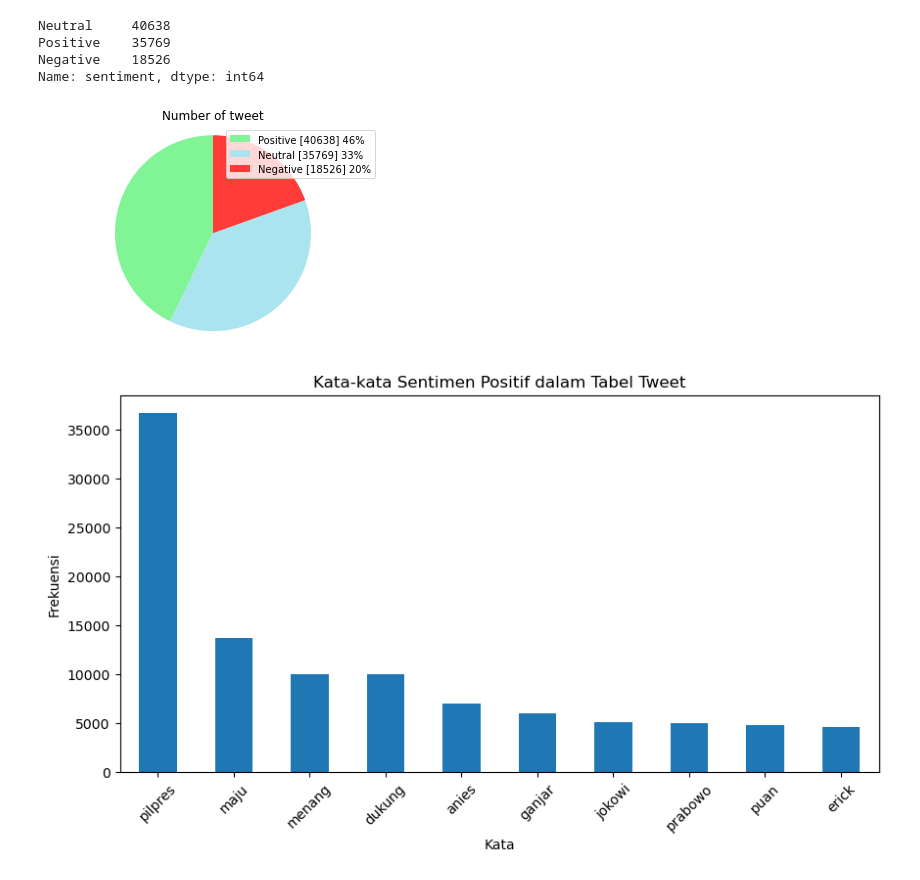
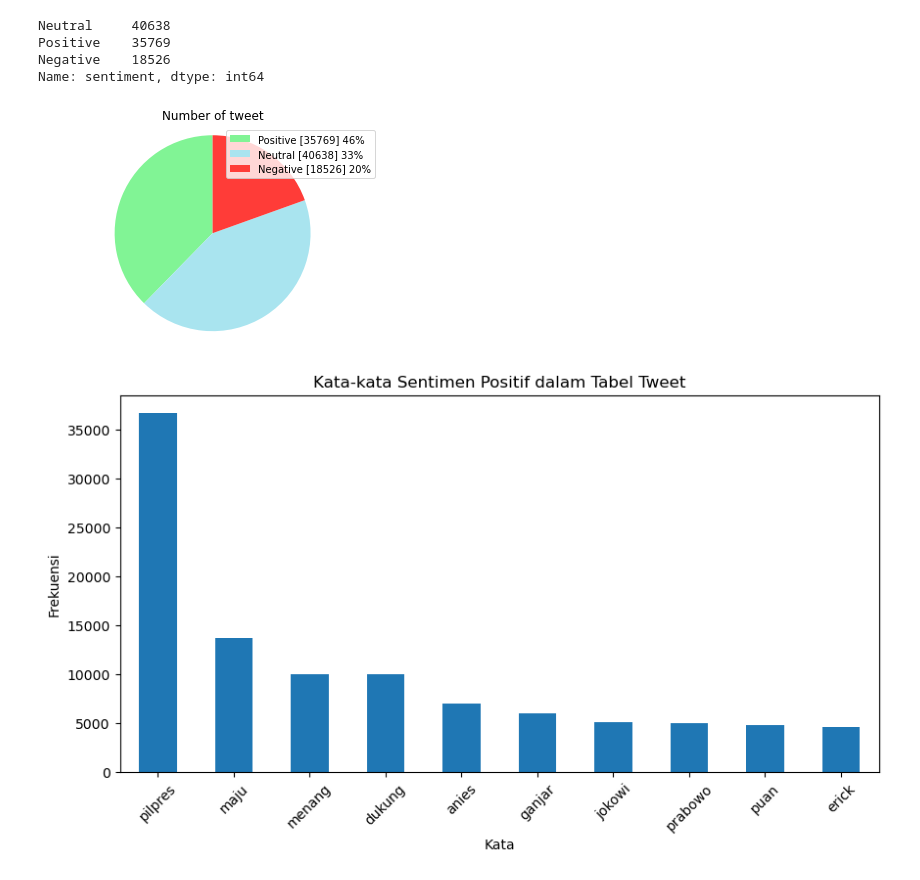
Before and after one commit to fahdmuchammad/Sentiment, a Jupyter notebook: FIX/my-app/sengab.ipynb, the cells around one changed output. Drawn from its saved outputs; the diff is of its cells as text; code cells hidden in the pictures.

```diff
--- a/FIX/my-app/sengab.ipynb
+++ b/FIX/my-app/sengab.ipynb
@@ -435,20 +436,20 @@ Positive    35769
 Negative    18526
 Name: sentiment, dtype: int64
 # %%
-p = 40638
-net = 35769
+net = 40638
+pos = 35769
 neg = 18526
-labels = ['Positive ['+str(p)+'] 46%' , 'Neutral ['+str(net)+'] 33%','Negative ['+str(neg)+'] 20%']
-size = [p,net,neg]
+labels = ['Positive ['+str(pos)+'] 46%' , 'Neutral ['+str(net)+'] 33%','Negative ['+str(neg)+'] 20%']
+size = [pos,net,neg]
 colors = ["#81F495","#A9E4EF","#FF3C38"]
 patches, texts = plt.pie(size, colors=colors, startangle=90)
 plt.style.use('default')
 plt.legend(labels)
 plt.title('Number of tweet')
 plt.axis('equal')
 plt.show()
 # %% [output]
-[figure, old version]
+[figure, new version]
 # %%
 positif_word_counts = data[data['sentiment'] == 'Positive']['tweet'].str.split(expand=True).stack().value_counts()
 top_pos_words = positif_word_counts.head(10)
```
Also changed, not shown: parts of 14 cells of this notebook, 9 other files.
